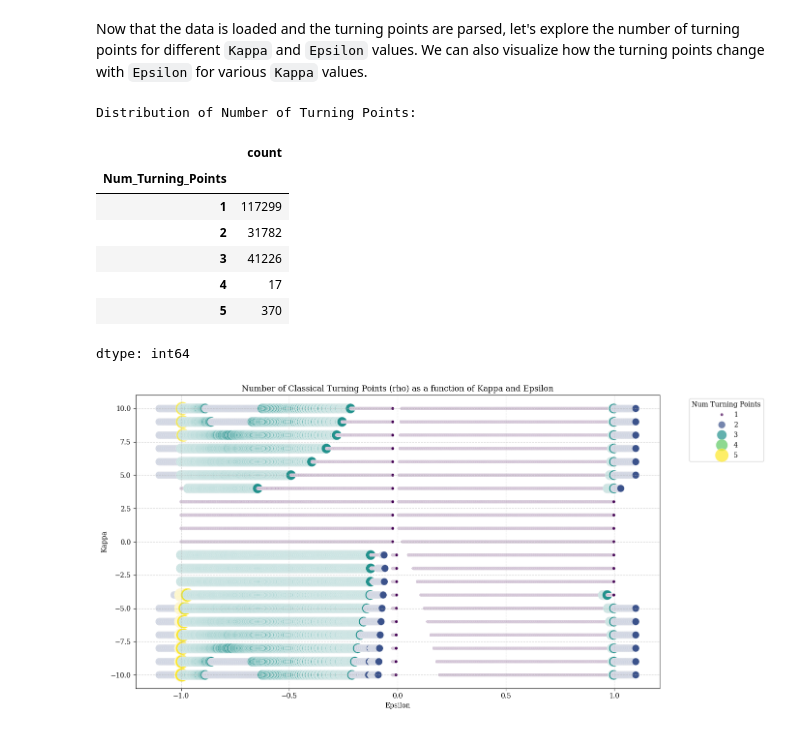
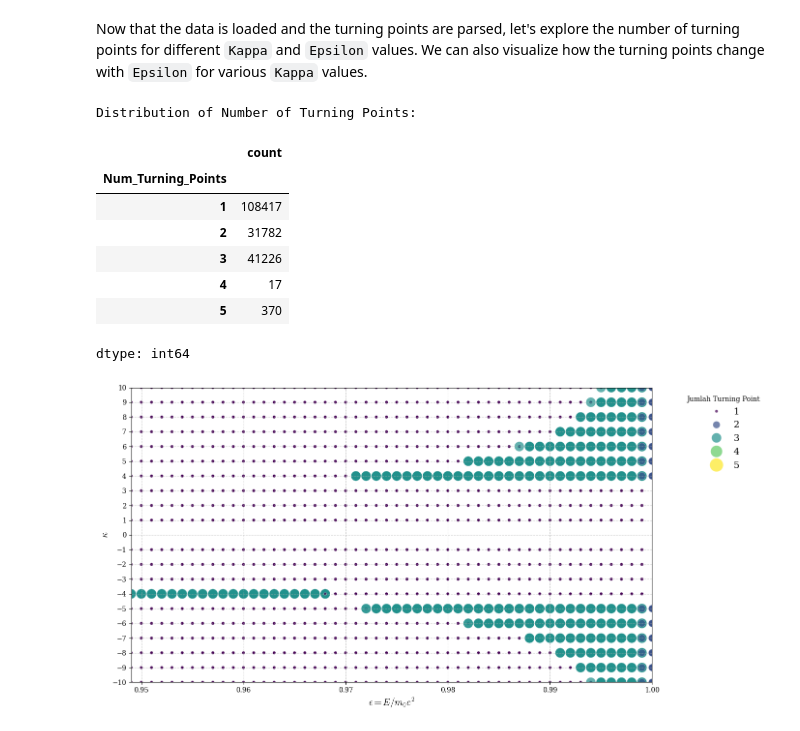
Before and after one commit to oszavla/Dirac-Schwarz, a Jupyter notebook: Potensial_Efektif_Schwarzschild.ipynb, the cells around one changed output. Drawn from its saved outputs; the diff is of its cells as text; code cells hidden in the pictures.

```diff
--- a/Potensial_Efektif_Schwarzschild.ipynb
+++ b/Potensial_Efektif_Schwarzschild.ipynb
@@ -127,7 +127,7 @@ colors = cm.viridis(np.linspace(0, 1, len(kappas)))
 #colors_neg = cm.Blues(np.linspace(0.4, 1, len(kappas_neg))) if kappas_neg else []
 #colors_pos = cm.Oranges(np.linspace(0.4, 1, len(kappas_pos))) if kappas_pos else []
 # Define the radial grid (starts just outside the event horizon rho = 2*alpha')
-rho = np.linspace(0.0001 * alpha_prime, 42 * alpha_prime, 20000)
+rho = np.linspace(0.0001 * alpha_prime, 50 * alpha_prime, 20000)
 f = 1 - 2 * alpha_prime / rho   # Schwarzschild Metric
 
 # Dictionary to store all calculated roots for later display
@@ -211,13 +211,13 @@ for data in v_eff_approx_plot_data:
 
 ax_inset.axhline(epsilon, color='blue', linestyle='--', linewidth=1.0, alpha=0.7)
 ax_inset.axvline(2 * alpha_prime, color='gray', linestyle='--', linewidth=1.0)
-ax_inset.set_xlim(1.5 * alpha_prime, 40 * alpha_prime) # Zoomed x-limits
+ax_inset.set_xlim(1.5 * alpha_prime, 50 * alpha_prime) # Zoomed x-limits
 ax_inset.set_ylim(0.85, 1.06) # Zoomed y-limits
 ax_inset.tick_params(axis='both', which='major', labelsize=8)
 ax_inset.grid(True, linestyle=':', alpha=0.6) # Add a grid to the inset
 
 
-filename = os.path.join(save_dir, f'Effective_potential_Deltabeta_roots_{epsilon:.3f}.png')
+filename = os.path.join(save_dir, f'Effective_potential_{epsilon:.3f}.png')
 plt.savefig(filename, dpi=350)
 plt.show()
 # %% [output]
@@ -880,7 +1003,7 @@ for i, kappa in enumerate(kappas):
     ax1.set_xlim(rho.min(), rho.max())
     ax1.grid(True, linestyle='--', alpha=0.7)
     ax1.axhline(0, color='black', linewidth=0.8, linestyle=':')
-    ax1.axhline(epsilon, color='blue', linestyle='--', linewidth=1.5, label=rf' $ε = {epsilon}$', alpha=0.7)
+    ax1.axhline(epsilon, color='blue', linestyle='--', linewidth=1.5, label=rf' $\epsilon= {epsilon}$', alpha=0.7)
     ax1.axvline(2 * alpha_prime , color='gray', linestyle='--', linewidth=1.5)
     if kappa == kappas[0]: # Add legend only once for epsilon
       ax1.legend(loc='upper right')
@@ -893,7 +1016,7 @@ for i, kappa in enumerate(kappas):
     ax2.set_xlim(rho.min(), rho.max())
     ax2.grid(True, linestyle='--', alpha=0.7)
     ax2.axhline(0, color='black', linewidth=0.8, linestyle=':')
-    ax2.axhline(epsilon, color='blue', linestyle='--', linewidth=1.5, label=rf' $ε = {epsilon}$', alpha=0.7)
+    ax2.axhline(epsilon, color='blue', linestyle='--', linewidth=1.5, label=rf' $\epsilon = {epsilon}$', alpha=0.7)
     ax2.axvline(2 * alpha_prime , color='gray', linestyle='--', linewidth=1.5)
 
     plt.tight_layout(rect=[0, 0.03, 1, 0.95]) # Adjust layout to prevent suptitle overlap
@@ -1081,36 +1218,39 @@ import seaborn as sns
 df_turning_points['Num_Turning_Points'] = df_turning_points['Classical Turning Points (rho)'].apply(len)
 
 # Analyze the distribution of the number of turning points
 print("Distribution of Number of Turning Points:")
 display(df_turning_points['Num_Turning_Points'].value_counts().sort_index())
 
 # Visualize the relationship between Kappa, Epsilon, and the number of turning points
 plt.figure(figsize=(14, 7))
 sns.scatterplot(
     data=df_turning_points,
     x='Epsilon',
     y='Kappa',
     hue='Num_Turning_Points',
     size='Num_Turning_Points',
     sizes=(20, 400), # Adjust size range for better visibility
     palette='viridis',
     alpha=0.7
 )
-plt.title('Number of Classical Turning Points (rho) as a function of Kappa and Epsilon')
-plt.xlabel('Epsilon')
-plt.ylabel('Kappa')
+# plt.title('Number of Classical Turning Points (rho) as a function of Kappa and Epsilon')
+plt.xlabel(r'$\epsilon = E/m_0c^2$', fontsize=14)
+plt.ylabel(r'$\kappa$', fontsize=14)
+plt.ylim(-10, 10)
+plt.yticks(range(-10, 11, 1)) # Set y-axis ticks to integers
+plt.xlim(0.949, 1)
 plt.grid(True, linestyle='--', alpha=0.6)
-plt.legend(title='Num Turning Points', bbox_to_anchor=(1.05, 1), loc='upper left')
+plt.legend(title=r'Jumlah Turning Point',fontsize=14 , bbox_to_anchor=(1.05, 1), loc='upper left',frameon=False)
 plt.tight_layout()
 plt.show()
 # %% [output]
 Distribution of Number of Turning Points:
 |  | count |
 | Num_Turning_Points |  |
-| 1 | 117299 |
+| 1 | 108417 |
 | 2 | 31782 |
 | 3 | 41226 |
 | 4 | 17 |
 | 5 | 370 |
 dtype: int64
-[figure, old version]
+[figure, new version]
```
Also changed, not shown: parts of 15 cells of this notebook.
